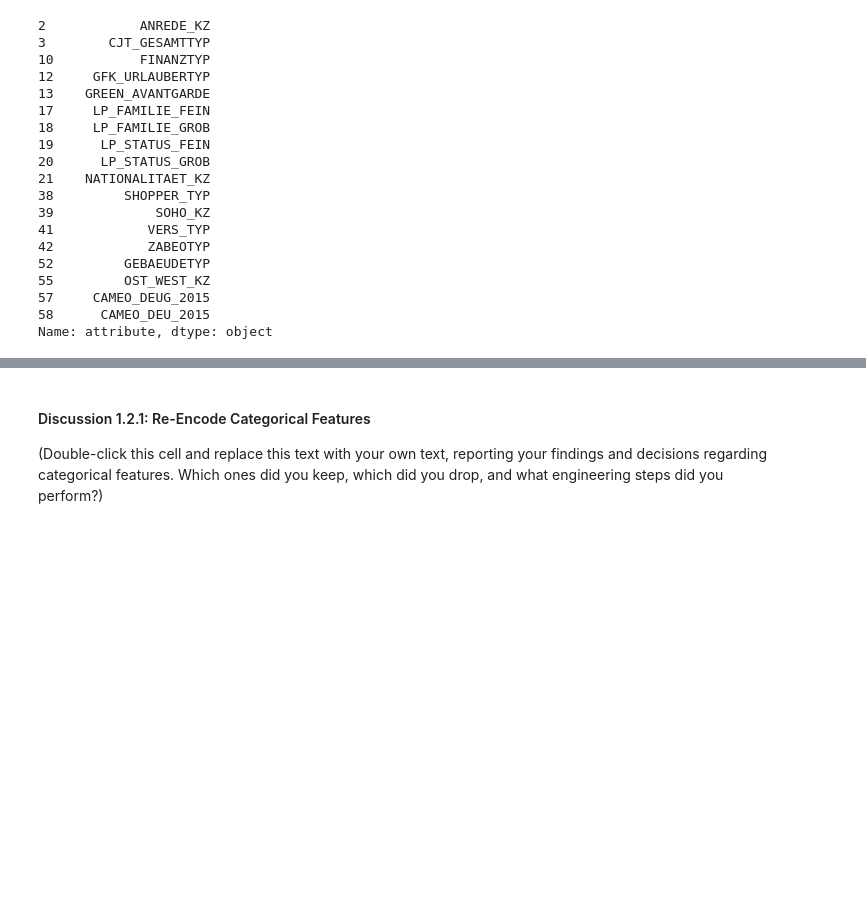
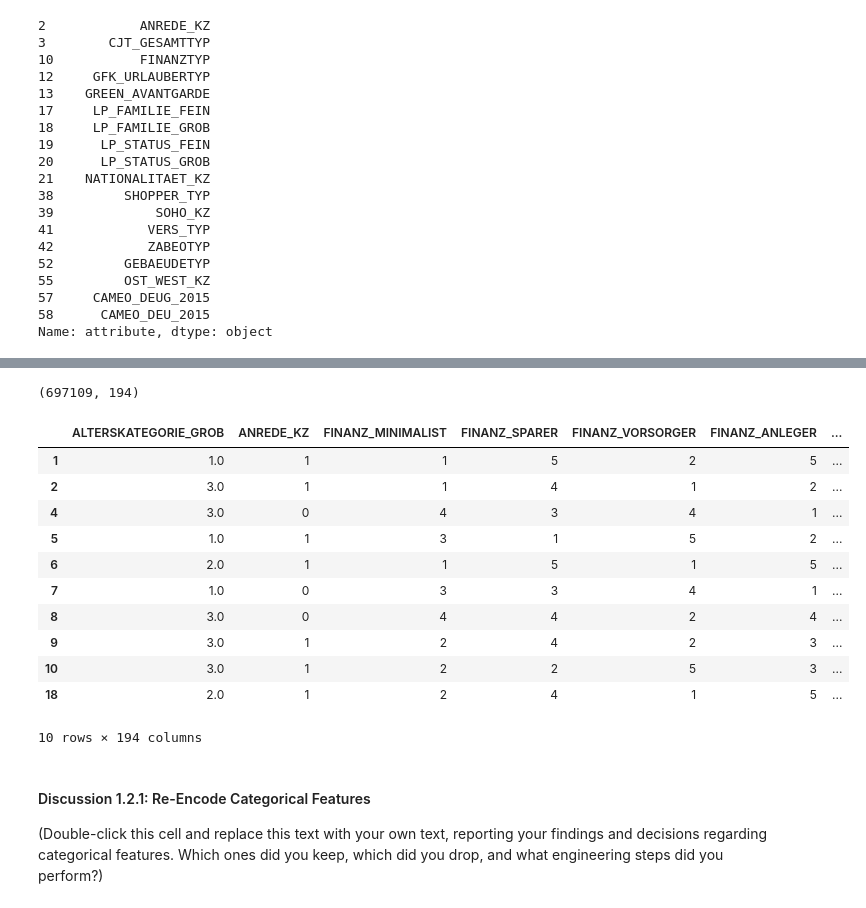
Before and after one commit to cuong-mai/customer-segments-unsupervised-learning, a Jupyter notebook: Identify_Customer_Segments.ipynb, the cells around one changed output, grey strips where cells are left out. Saved outputs shown, nothing was run; the diff lists cells and outputs as text; code cells hidden in the pictures; blank space fills up the shorter version.

Commit message:
Encode multi-categorical features

```diff
--- a/Identify_Customer_Segments.ipynb
+++ b/Identify_Customer_Segments.ipynb
@@ -371,7 +371,7 @@ Name: attribute, dtype: object
 categorical_features_multi = []
 categorical_features_binary = []
 for feature in categorical_features:
-    if azdias[feature].nunique() > 2:
+    if azdias_subset[feature].nunique() > 2:
         categorical_features_multi.append(feature)
     else:
         categorical_features_binary.append(feature)
@@ -403,0 +404,8 @@ Name: OST_WEST_KZ, dtype: int64
+# %%
+azdias_subset['ANREDE_KZ'].replace([2, 1], [1, 0], inplace=True)
+azdias_subset['VERS_TYP'].replace([2.0, 1.0], [1, 0], inplace=True)
+azdias_subset['OST_WEST_KZ'].replace(['W', 'O'], [1, 0], inplace=True)
+
+for feat in categorical_features_binary:
+    print()
+    print(azdias_subset[feat].value_counts())
@@ -404,3 +454,22 @@ Name: OST_WEST_KZ, dtype: int64
+# %%
+azdias_subset = pd.get_dummies(azdias_subset, columns=categorical_features_multi)
+
+print(azdias_subset.shape)
+azdias_subset.head(10)
+# %% [output]
+(697109, 194)
+|  | ALTERSKATEGORIE_GROB | ANREDE_KZ | FINANZ_MINIMALIST | FINANZ_SPARER | FINANZ_VORSORGER | FINANZ_ANLEGER | ... |
+| 1 | 1.0 | 1 | 1 | 5 | 2 | 5 | ... |
+| 2 | 3.0 | 1 | 1 | 4 | 1 | 2 | ... |
+| 4 | 3.0 | 0 | 4 | 3 | 4 | 1 | ... |
+| 5 | 1.0 | 1 | 3 | 1 | 5 | 2 | ... |
+| 6 | 2.0 | 1 | 1 | 5 | 1 | 5 | ... |
+| 7 | 1.0 | 0 | 3 | 3 | 4 | 1 | ... |
+| 8 | 3.0 | 0 | 4 | 4 | 2 | 4 | ... |
+| 9 | 3.0 | 1 | 2 | 4 | 2 | 3 | ... |
+| 10 | 3.0 | 1 | 2 | 2 | 5 | 3 | ... |
+| 18 | 2.0 | 1 | 2 | 4 | 1 | 5 | ... |
+10 rows × 194 columns
 # %% [markdown]
 #### Discussion 1.2.1: Re-Encode Categorical Features
 
```
Also changed, not shown: parts of 6 cells of this notebook.
